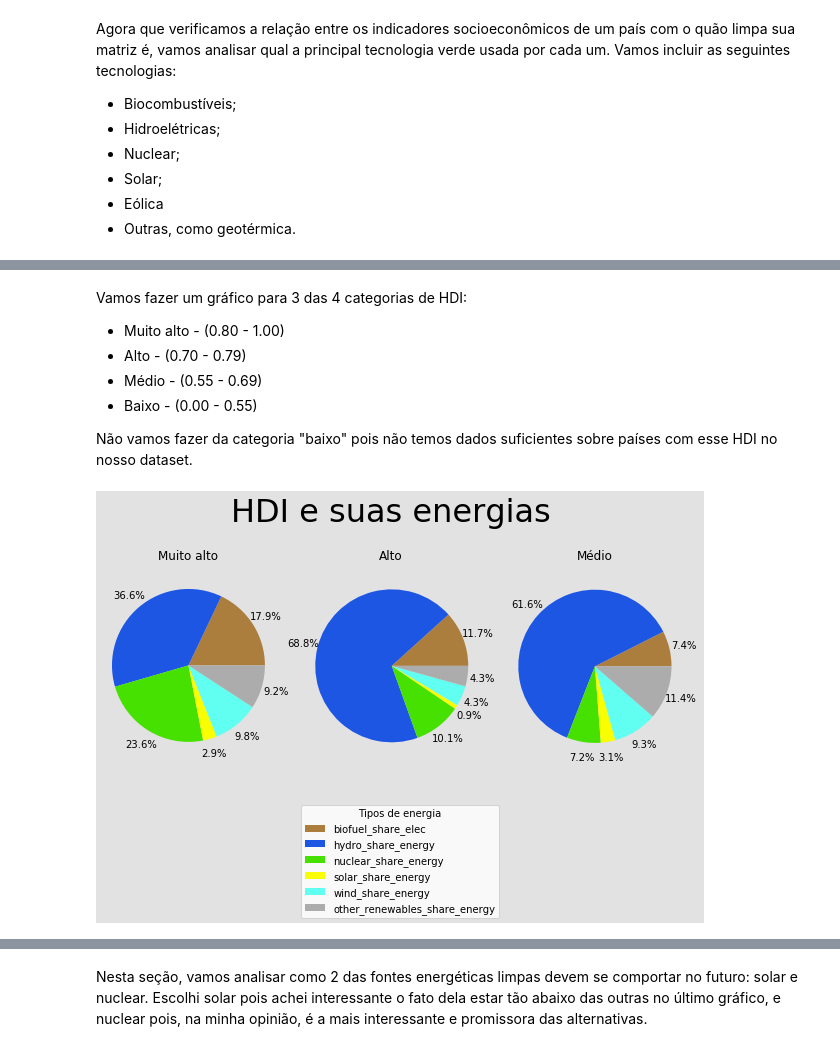
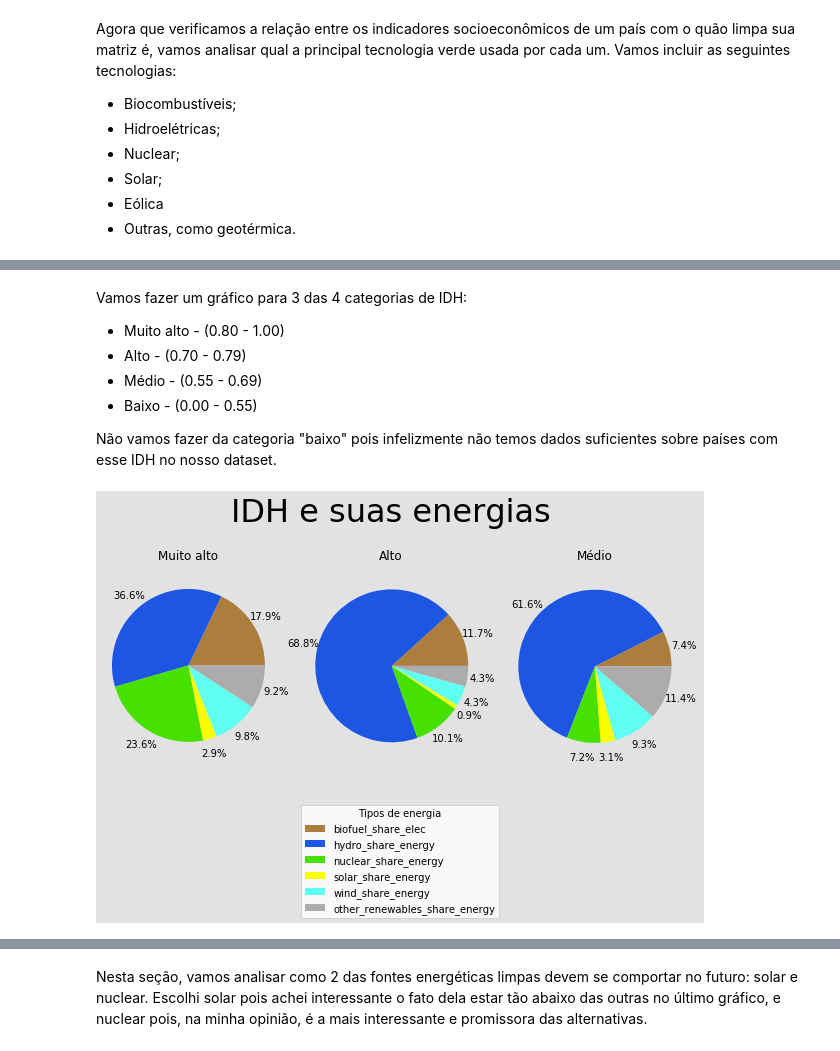
Before and after one commit to leoDomingos/Introducao-ao-aquecimento-global, a Jupyter notebook: main.ipynb, the cells around one changed output, grey strips where cells are left out. Cells and saved outputs as stored; diff of their text form; code cells hidden in the pictures.

```diff
--- a/main.ipynb
+++ b/main.ipynb
@@ -868,14 +888,14 @@ hdi_e_energy_shares_df.head()
 | 3 | Austria | 0.906 | 7.326 | 25.187 | 0.000 | 0.693 | 3.309 | 2.965 |
 | 4 | Azerbaijan | 0.757 | 0.738 | 2.910 | 0.000 | 0.052 | 0.034 | 0.130 |
 # %% [markdown]
-Vamos fazer um gráfico para 3 das 4 categorias de HDI:
+Vamos fazer um gráfico para 3 das 4 categorias de IDH:
 
 * Muito alto - (0.80 - 1.00)
 * Alto - (0.70 - 0.79)
 * Médio - (0.55 - 0.69)
 * Baixo - (0.00 - 0.55)
 
-Não vamos fazer da categoria "baixo" pois não temos dados suficientes sobre países com esse HDI no nosso dataset.
+Não vamos fazer da categoria "baixo" pois infelizmente não temos dados suficientes sobre países com esse IDH no nosso dataset.
 # %%
 # Primeiro, vamos preencher as seguintes 5 listas
 
@@ -931,32 +951,32 @@ pegar_media_da_lista(medias_medio, qntd_paises_medio)
 listas_das_medias = [medias_muito_alto, medias_alto, medias_medio]
 categorias_de_hdi = ["Muito alto", "Alto", "Médio"]
 cores_hdi = [
     "#AB7E3D", # meio marrom
     "#1D56E2", # água
     "#46E100", # verdesasso
     "#F9FF00", # sol
     "#60FFF2", # azul claro
     "#ACACAC" # cinza (qualquer coisa)
 ]
 
 figure_hdi, axis_hdi = plt.subplots(1, 3, figsize=(10,7))
 
 for i in range(3):
     # print(categoria)
     axis_hdi[i].pie(listas_das_medias[i],
                     labels=typ_of_elec,
                     labeldistance=None,
                     pctdistance= 1.2,
                     colors=cores_hdi,
                     radius = 0.2,
                     autopct='%1.1f%%')
     axis_hdi[i].set_title(categorias_de_hdi[i], y=0.9)
     axis_hdi[i].axis("equal")
 plt.figlegend(typ_of_elec, title="Tipos de energia", loc="lower center")
-figure_hdi.suptitle("HDI e suas energias", fontsize = 32)
+figure_hdi.suptitle("IDH e suas energias", fontsize = 32)
 figure_hdi.patch.set_facecolor("#E2E2E2")
 #figure_hdi.tight_layout()
 figure_hdi.subplots_adjust(bottom=0.3, wspace=0.2, hspace=0, left=0.1)
 figure_hdi.set_figheight(6)
 # %% [output]
-[figure, old version]
+[figure, new version]
```
Also changed, not shown: parts of 87 cells of this notebook.
